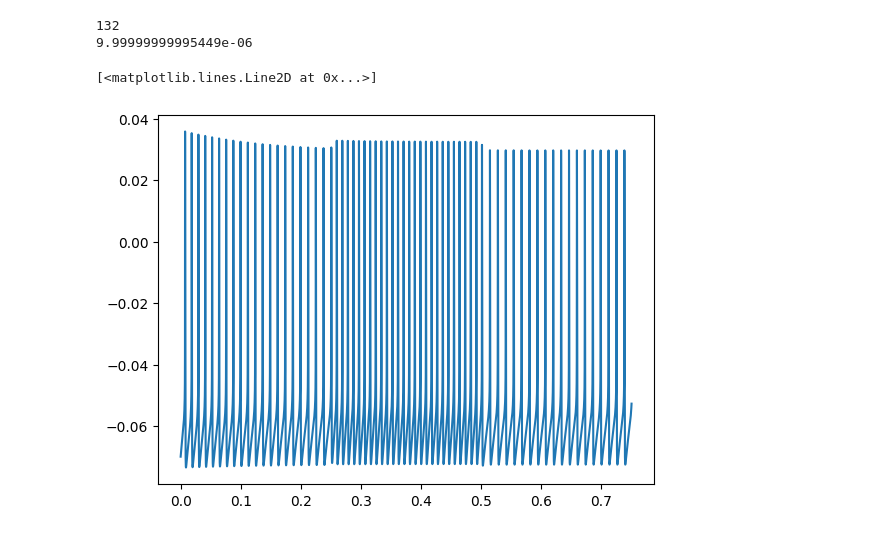
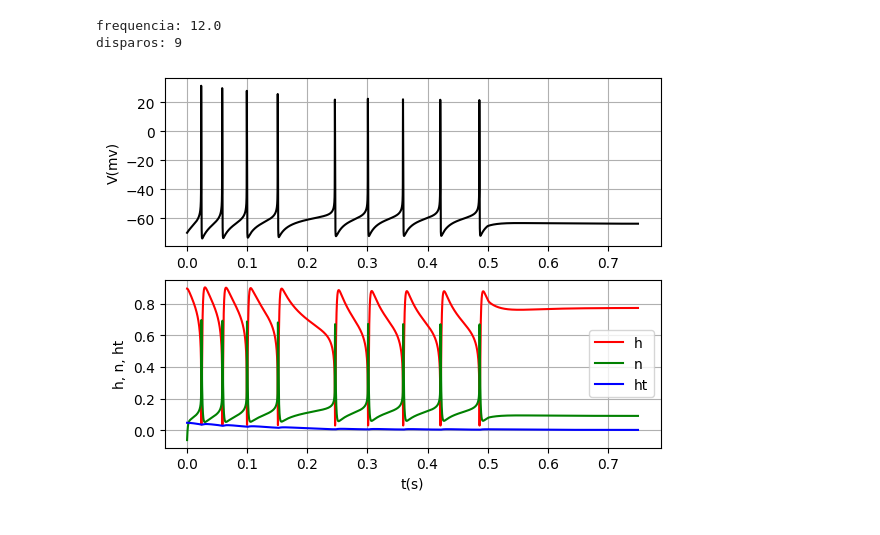
Before and after one commit to rfscorrea/listas-neurociencia-profroque, a Jupyter notebook: lista3/exercicio2.ipynb, the cells around one changed output. Saved outputs shown, nothing was run; the diff lists cells and outputs as text; code cells hidden in the pictures.

```diff
--- a/lista3/exercicio2.ipynb
+++ b/lista3/exercicio2.ipynb
@@ -93,11 +69,6 @@ for i in range(101):
-# %%
-
-print(num_spikes)
-print(intervalo_minimo)
-
-plt.plot(t, V)
-# %% [output]
-132
-9.99999999995449e-06
-[<matplotlib.lines.Line2D at 0x...>]
-[figure, removed]
+# %%
+X = odeint(dALLdt, [v0, h0, n0, h_t0], t) # resolucao das equacoes
+V = X[:,0] * 1000
+h = X[:,1]
+n = X[:,2]
+h_t = X[:,3]
@@ -103,0 +83,22 @@ plt.plot(t, V)
+# %%
+print(f'frequencia: {frequencia}')
+print(f'disparos: {num_spikes}')
+
+plt.subplot(2,1,1)
+plt.plot(t, V, 'k')
+plt.grid(True)
+plt.ylabel('V(mv)')
+
+plt.subplot(2,1,2)
+plt.plot(t, h, 'r', label='h')
+plt.plot(t, n, 'g', label='n')
+plt.plot(t, h_t, 'b', label='ht')
+plt.xlabel('t(s)')
+plt.ylabel('h, n, ht')
+plt.grid(True)
+plt.legend()
+plt.show()
+# %% [output]
+frequencia: 12.0
+disparos: 9
+[figure, added]
```
Also changed, not shown: parts of 5 cells of this notebook.
